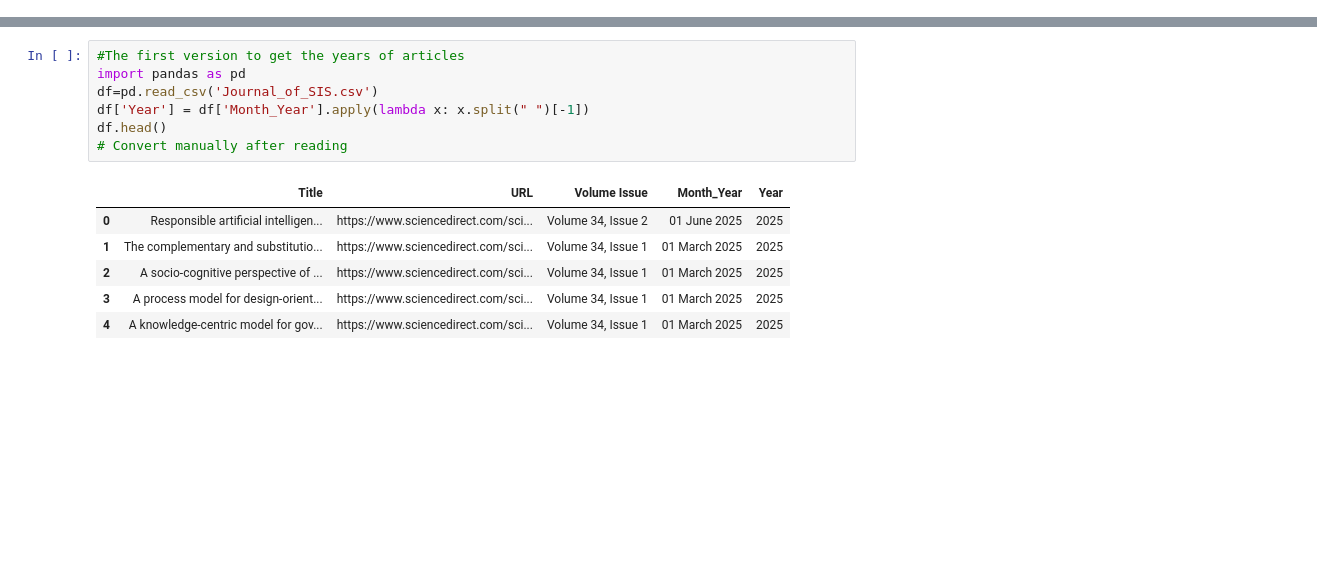
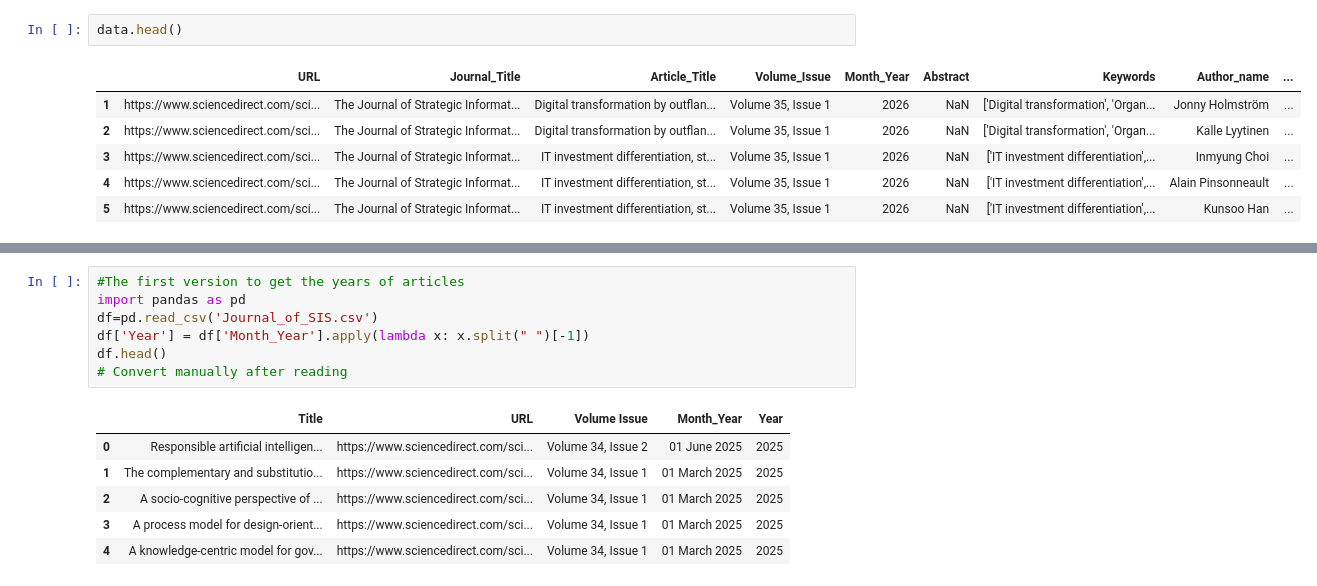
Before and after one commit to Prakash7078/Journals, a Jupyter notebook: JSIS/cleanedpart.ipynb, the cells around one changed output, grey strips where cells are left out. Drawn from its saved outputs; the diff is of its cells as text; blank space fills up the shorter version.

```diff
--- a/JSIS/cleanedpart.ipynb
+++ b/JSIS/cleanedpart.ipynb
@@ -33 +34,10 @@ memory usage: 210.0+ KB
 None
+# %%
+data.head()
+# %% [output]
+|  | URL | Journal_Title | Article_Title | Volume_Issue | Month_Year | Abstract | Keywords | Author_name | ... |
+| 1 | https://www.sciencedirect.com/sci... | The Journal of Strategic Informat... | Digital transformation by outflan... | Volume 35, Issue 1 | 2026 | NaN | ['Digital transformation', 'Organ... | Jonny Holmström | ... |
+| 2 | https://www.sciencedirect.com/sci... | The Journal of Strategic Informat... | Digital transformation by outflan... | Volume 35, Issue 1 | 2026 | NaN | ['Digital transformation', 'Organ... | Kalle Lyytinen | ... |
+| 3 | https://www.sciencedirect.com/sci... | The Journal of Strategic Informat... | IT investment differentiation, st... | Volume 35, Issue 1 | 2026 | NaN | ['IT investment differentiation',... | Inmyung Choi | ... |
+| 4 | https://www.sciencedirect.com/sci... | The Journal of Strategic Informat... | IT investment differentiation, st... | Volume 35, Issue 1 | 2026 | NaN | ['IT investment differentiation',... | Alain Pinsonneault | ... |
+| 5 | https://www.sciencedirect.com/sci... | The Journal of Strategic Informat... | IT investment differentiation, st... | Volume 35, Issue 1 | 2026 | NaN | ['IT investment differentiation',... | Kunsoo Han | ... |
```
Also changed, not shown: parts of 16 cells of this notebook, 25 other files.
